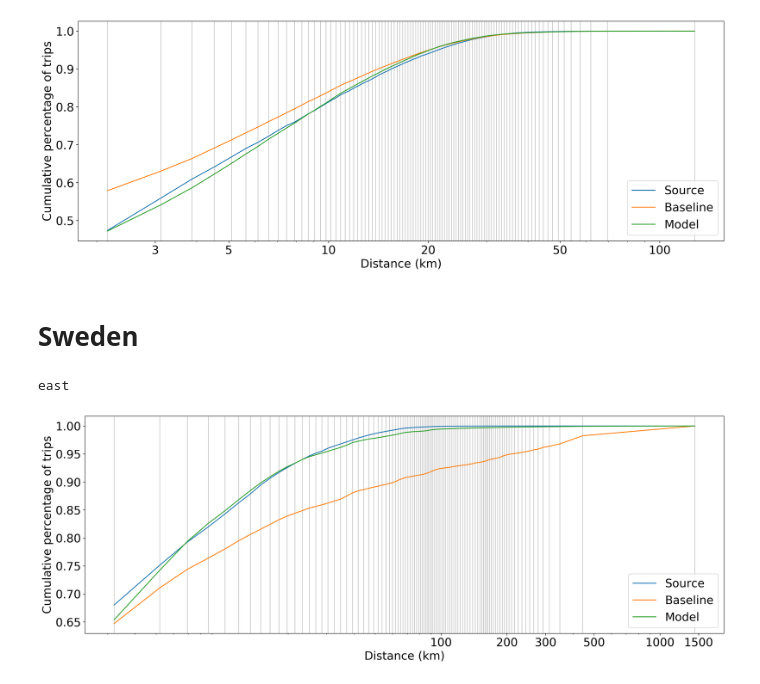
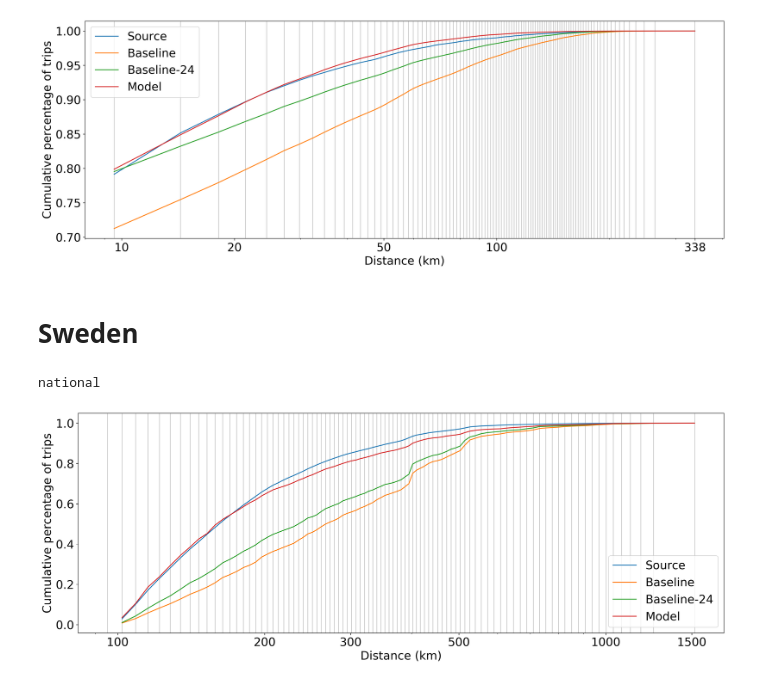
Before and after one commit to TheYuanLiao/individual_mobility_model, a Jupyter notebook: src/py/distance-distribution-plot.ipynb, the cells around one changed output. Saved outputs shown, nothing was run; the diff lists cells and outputs as text; code cells hidden in the pictures.

Commit message:
include baseline-24 in results

```diff
--- a/src/py/distance-distribution-plot.ipynb
+++ b/src/py/distance-distribution-plot.ipynb
@@ -32,37 +36,43 @@ plots.generic_plot_dist_distribution(
     [
         dms['groundtruth_sum'],
         dms['model_sum_baseline'],
+        dms['model_sum_baseline_24'],
         dms['model_sum'],
-    ], ["Source", "Baseline", "Model"], ticks=[3, 5, 10, 20, 50, 100], yscale='linear')
+    ], ["Source", "Baseline", "Baseline-24", "Model"], ticks=[10, 20, 50, 100, 338], yscale='linear')
 # %% [output]
-[figure, old version]
+[figure, new version]
 # %% [markdown]
 # Sweden
 # %%
 region = 'sweden'
-scale= 'east'
+scale= 'national'
 # %%
 p = "{}/{}/distance-metrics-{}.csv".format(results_dir, 'model', scale)
 p_base = "{}/{}/distance-metrics-{}.csv".format(results_dir, 'baseline', scale)
+p_base24 = "{}/{}/distance-metrics-{}.csv".format(results_dir, 'sweden-baseline-24', scale)
 dms = pd.read_csv(p).set_index(['distance'])
 dms_base = pd.read_csv(p_base).set_index(['distance'])
+dms_base_24 = pd.read_csv(p_base24).set_index(['distance'])
 # %%
-dms = dms.join(dms_base['model_sum'], rsuffix='_baseline')[['sampers_sum', 'model_sum', 'model_sum_baseline']]
+dms = dms.join(dms_base['model_sum'], rsuffix='_baseline')
+dms = dms.join(dms_base_24['model_sum'], rsuffix='_baseline_24')
+dms = dms[['sampers_sum', 'model_sum', 'model_sum_baseline', 'model_sum_baseline_24']]
 # %%
 dms.index = pd.IntervalIndex.from_tuples([tuple(list(map(float, idx.replace('(', '').replace(']', '').split(",")))) for idx in dms.index])
 # %%
 if scale == 'national':
     dms = dms[dms['model_sum'] != 0.0]
 mpl.rcParams['font.size'] = 20.0
 fig, ax = plt.subplots(1,1, figsize=(20,7), sharex=True)
 plots.generic_plot_dist_distribution(
     ax,
     [
         dms['sampers_sum'],
         dms['model_sum_baseline'],
+        dms['model_sum_baseline_24'],
         dms['model_sum'],
-    ], ["Source", "Baseline", "Model"], yscale='linear', ticks=[100, 200, 300, 500, 1000, 1500])
+    ], ["Source", "Baseline", "Baseline-24", "Model"], yscale='linear', ticks=[100, 200, 300, 500, 1000, 1500])
 print(scale)
 # %% [output]
-east
+national
-[figure, old version]
+[figure, new version]
```
Also changed, not shown: parts of 3 cells of this notebook, 7 other files.
